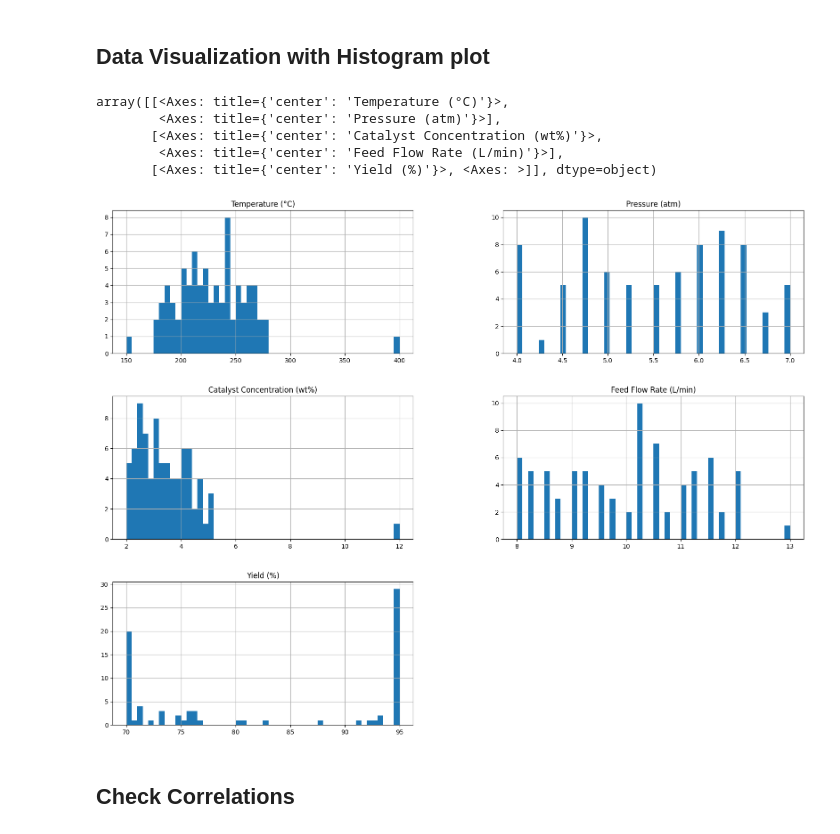
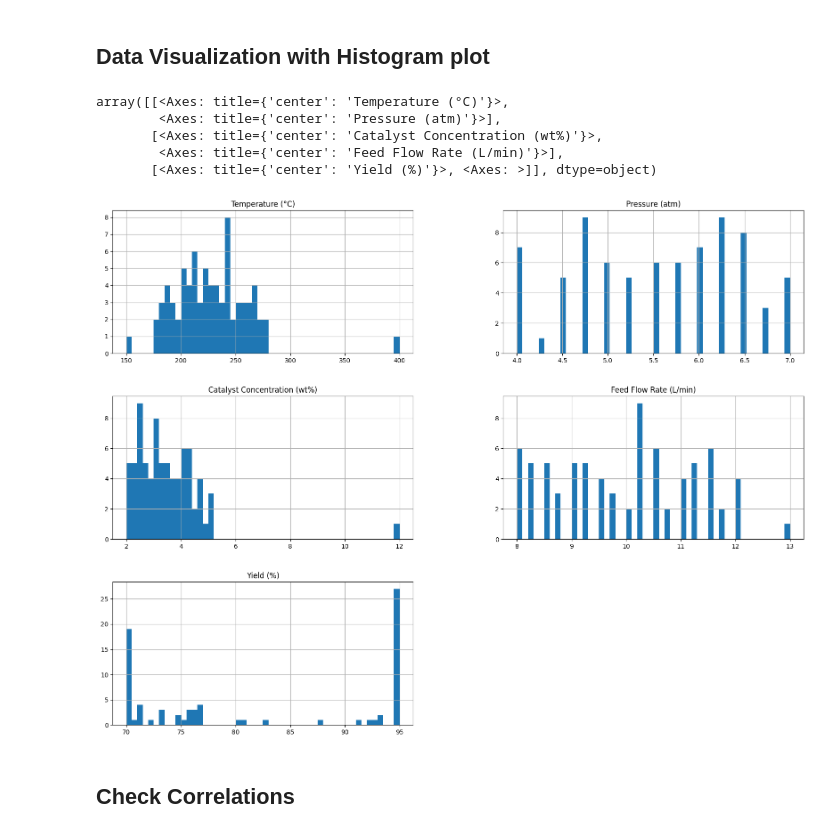
Before and after one commit to dissabnd/Applied-AI-in-Chemical-and-Process-Engineering, a Jupyter notebook: 2_MLpipeline.ipynb, the cells around one changed output. Drawn from its saved outputs; the diff is of its cells as text; code cells hidden in the pictures.

```diff
--- a/2_MLpipeline.ipynb
+++ b/2_MLpipeline.ipynb
@@ -56,8 +56,8 @@ df.shape
 # %%
 # Remove the text column as it is not important for models
 
-df=df[['Temperature (°C)',
+dfnum=df[['Temperature (°C)',
 'Pressure (atm)', 'Catalyst Concentration (wt%)','Feed Flow Rate (L/min)',
 'Yield (%)']]
 
-df
+dfnum
@@ -77,10 +91,10 @@ dtype: int64
 # %%
 imputer = SimpleImputer(strategy='median')
 
-df2 = pd.DataFrame(imputer.fit_transform(df), columns=df.columns)
-print(df2.isna().sum())
+dfnum2 = pd.DataFrame(imputer.fit_transform(dfnum), columns=dfnum.columns)
+print(dfnum2.isna().sum())
 
-print (df2.shape)
+print (dfnum2.shape)
 # %% [output]
 Temperature (°C)                0
 Pressure (atm)                  0
@@ -117,5 +131,5 @@ with duplciates: (80, 5)
 # %%
-df3=df2.drop_duplicates()
+dfnum3=dfnum2.drop_duplicates()
 
-print("without duplciates:", df3.shape)
+print("shape without duplciates:", dfnum3.shape)
 # %% [output]
@@ -173,14 +184,14 @@ plt.show()
 # %% [markdown]
 ## Data Visualization with Histogram plot
 # %%
-df.hist(bins=50, figsize=(20,15))
+dfnum3.hist(bins=50, figsize=(20,15))
 # %% [output]
 array([[<Axes: title={'center': 'Temperature (°C)'}>,
         <Axes: title={'center': 'Pressure (atm)'}>],
        [<Axes: title={'center': 'Catalyst Concentration (wt%)'}>,
         <Axes: title={'center': 'Feed Flow Rate (L/min)'}>],
        [<Axes: title={'center': 'Yield (%)'}>, <Axes: >]], dtype=object)
-[figure, old version]
+[figure, new version]
 # %% [markdown]
 ## Check Correlations
 # %%
```
Also changed, not shown: parts of 11 cells of this notebook.
